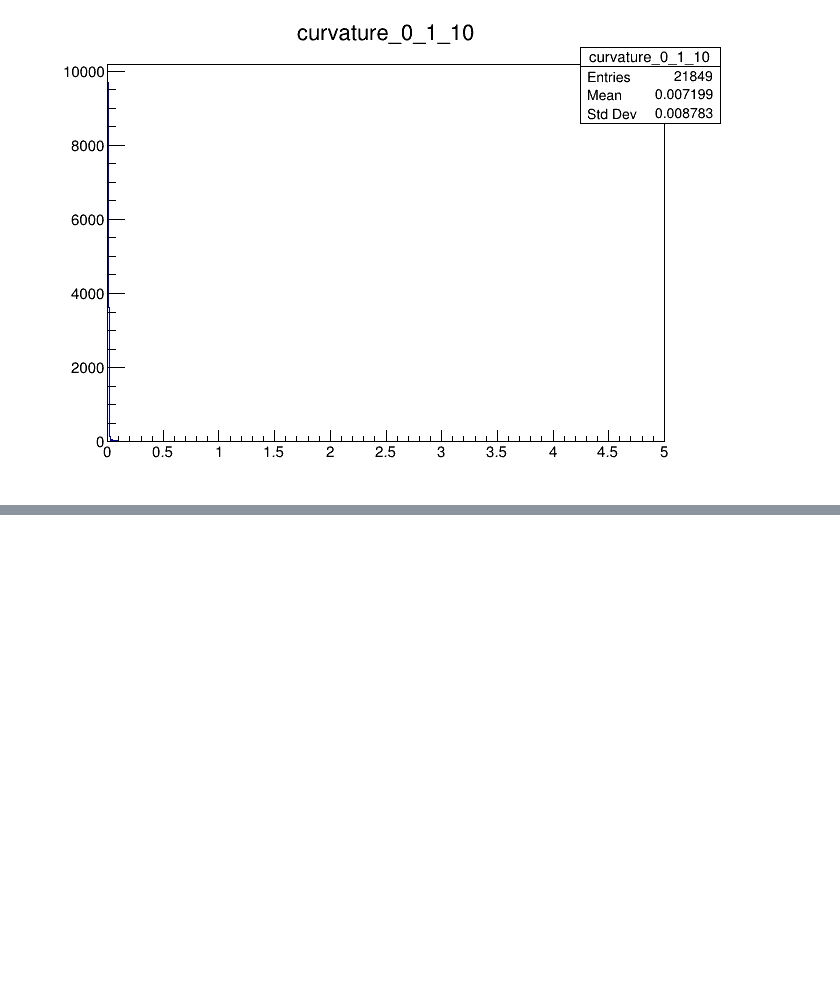
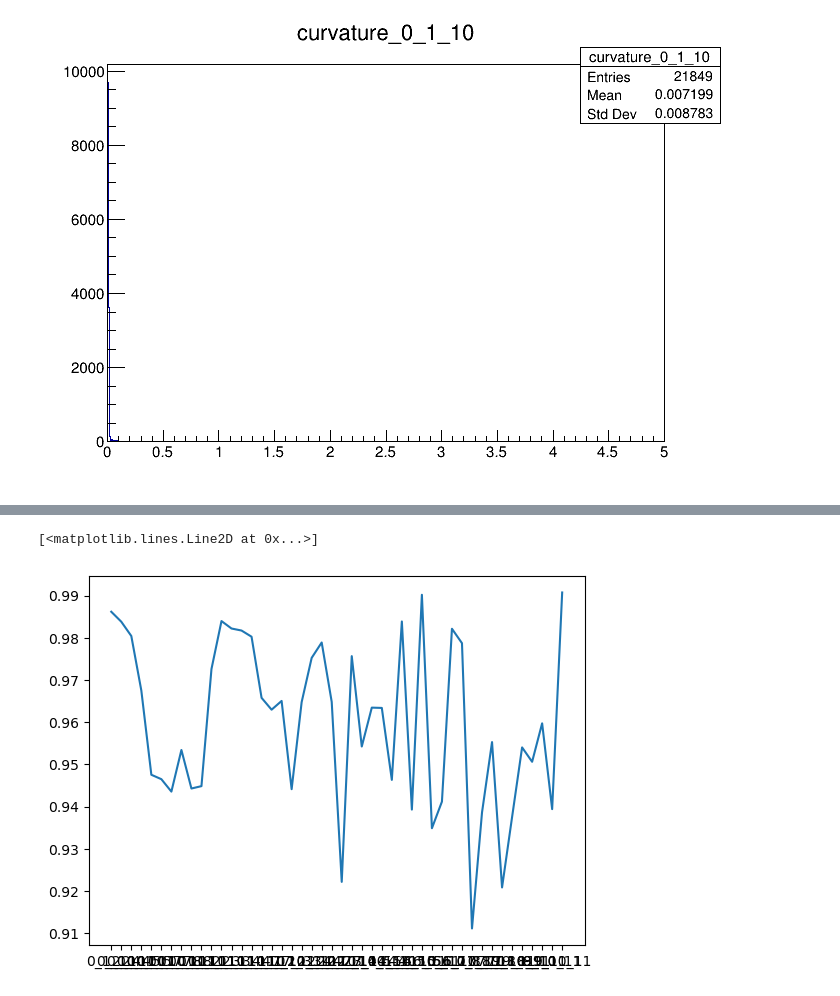
Before and after one commit to CarstenHensel/CAStripTools, a Jupyter notebook: HitAnalyzer.ipynb, the cells around one changed output, grey strips where cells are left out. Cells and saved outputs as stored; diff of their text form; code cells hidden in the pictures; blank space fills up the shorter version.

```diff
--- a/HitAnalyzer.ipynb
+++ b/HitAnalyzer.ipynb
@@ -101,3 +101,7 @@ histograms["curvature_0_1_10"].Draw()
 c.Draw()
 # %% [output]
 [figure]
+# %%
+#define cuts that discriminate between strips and no strips:
+hasStrip = (df["layer 2"] == 10) | (df["layer 2"] == 11) | (df["layer 3"] == 10) | (df["layer 3"] == 11)
+hasNoStrip =  (df["layer 2"] != 10) & (df["layer 2"] != 11) & (df["layer 3"] != 10) & (df["layer 3"] != 11)
@@ -103,0 +127,14 @@ c.Draw()
+# %%
+#How many events survive the FoM cut?
+
+fom_efficiency = []
+for index, row in df.iterrows():
+    hist_name = row["cut"] + "_" + str(row["layer 1"]) + "_" + str(row["layer 2"]) + "_" + str(row["layer 3"])
+    fom = row["FoM"]
+    n = histograms[hist_name].Integral(0, int(histograms[hist_name].FindFixBin(fom)))
+    d = histograms[hist_name].Integral(0, int(histograms[hist_name].FindFixBin(5000)))
+    fom_efficiency.append(n/d)
+
+df["FoM efficiency"] = fom_efficiency
+
+df
@@ -103,0 +156,5 @@ c.Draw()
+# %%
+plt.plot(df.loc[(df["cut"]=="dca") & hasStrip,"FoM efficiency"])
+# %% [output]
+[<matplotlib.lines.Line2D at 0x...>]
+[figure, added]
```
Also changed, not shown: parts of 7 cells of this notebook.
